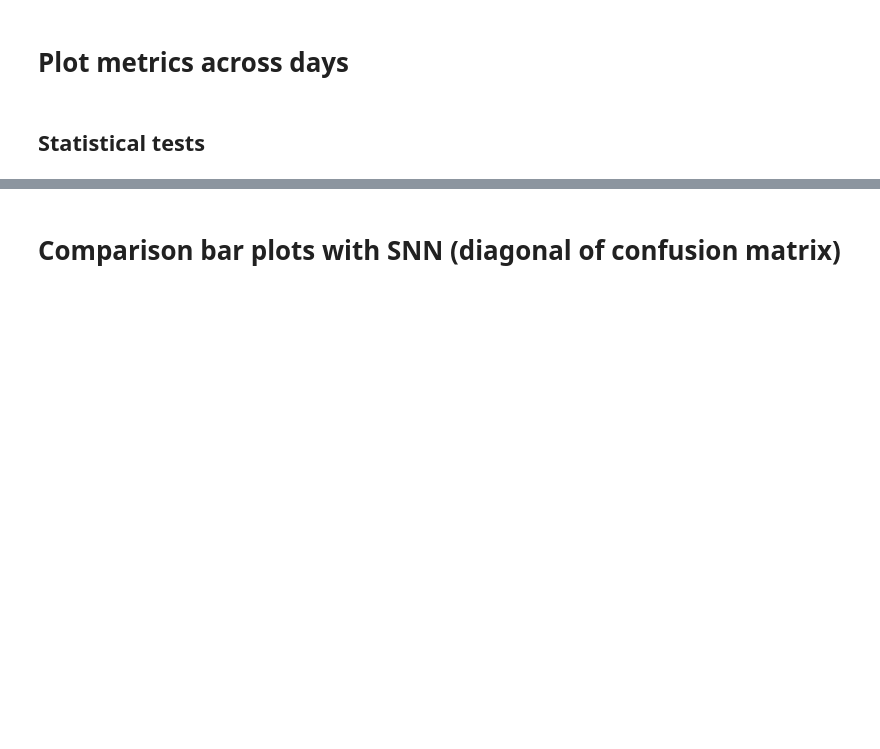
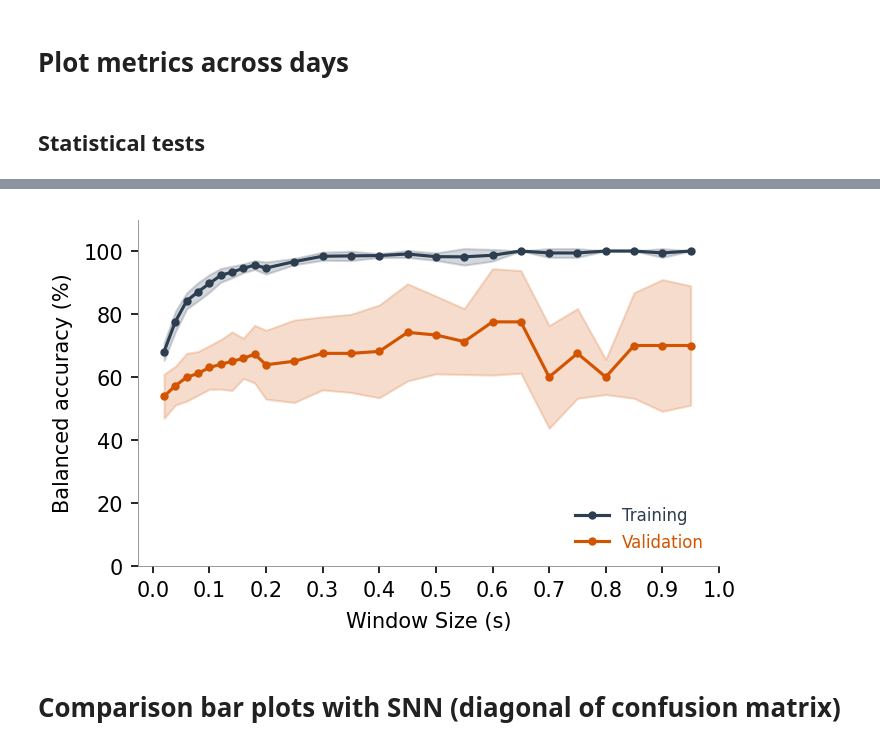
Before and after one commit to FarahBaracat/gest_classification_eng, a Jupyter notebook: notebooks/2.compile_results.ipynb, the cells around one changed output, grey strips where cells are left out. Saved outputs shown, nothing was run; the diff lists cells and outputs as text; code cells hidden in the pictures; blank space fills up the shorter version.

```diff
--- a/notebooks/2.compile_results.ipynb
+++ b/notebooks/2.compile_results.ipynb
@@ -375,0 +357,2 @@ sd_metrics[[DAY_COL,SEED_COL,SESSION_COL, N_CHS_COL, 'acc_train','acc_val']]
+# %%
+compiled_df_win = load_results_to_df(data_directory='data/clf_results/day16_sweep_window_size_seed_10')
@@ -376,3 +440,7 @@ sd_metrics[[DAY_COL,SEED_COL,SESSION_COL, N_CHS_COL, 'acc_train','acc_val']]
+# %%
+plot_window_size_sweep(compiled_df_win, save_fig=True, std_as_shaded_region=True)
+# %% [output]
+[figure, added]
 # %% [markdown]
 # Comparison bar plots with SNN (diagonal of confusion matrix)
 # %%
```
Also changed, not shown: parts of 19 cells of this notebook, 3 other files.
